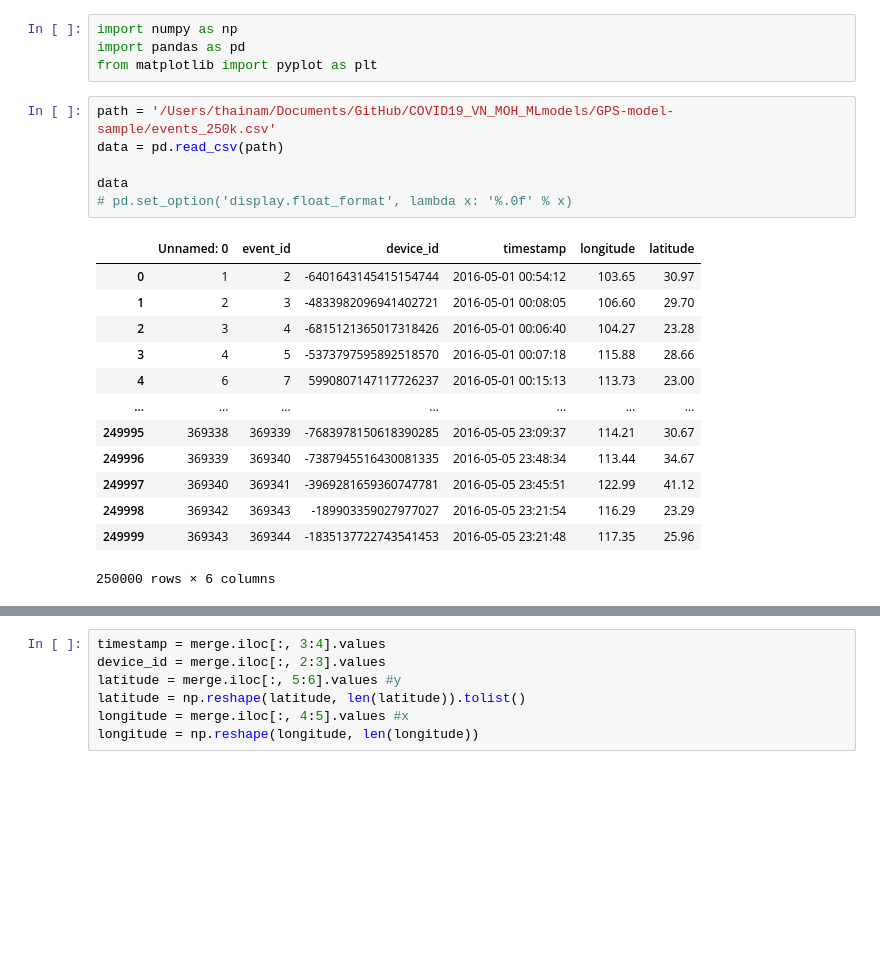
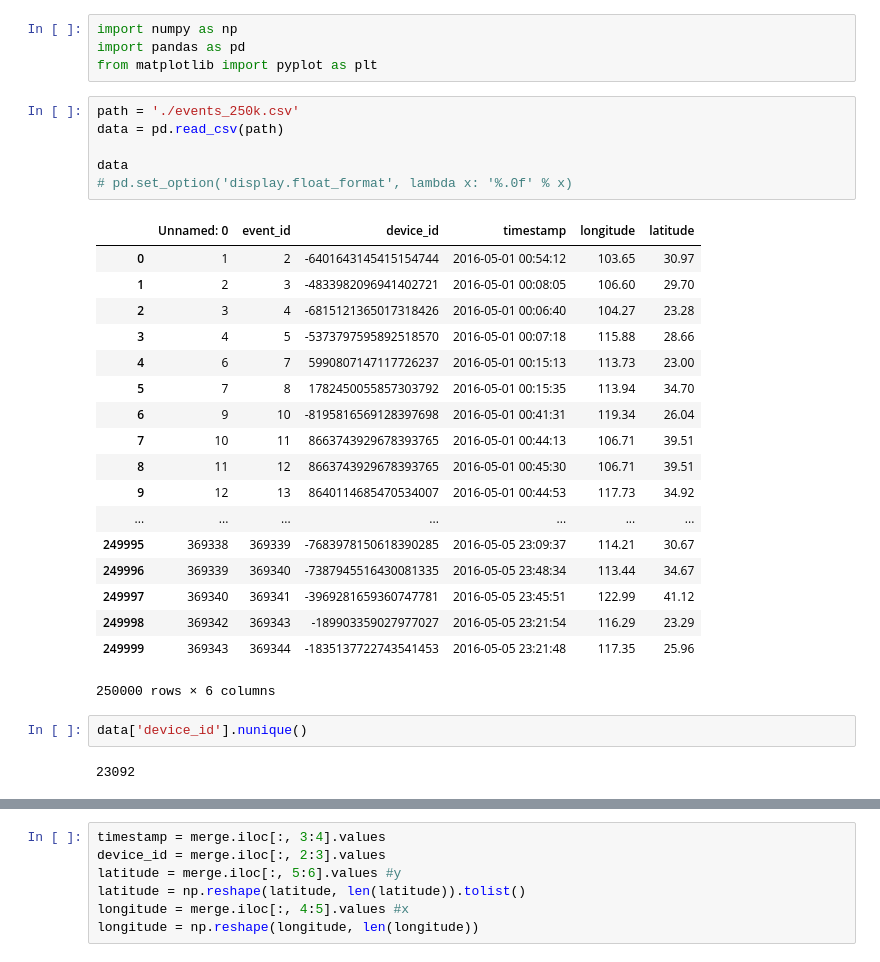
Before and after one commit to hoanganhngo610/COVID19_VN_MOH_MLmodels, a Jupyter notebook: GPS-model-sample/distance.ipynb, the cells around one changed output, grey strips where cells are left out. Drawn from its saved outputs; the diff is of its cells as text; blank space fills up the shorter version.

```diff
--- a/GPS-model-sample/distance.ipynb
+++ b/GPS-model-sample/distance.ipynb
@@ -3,18 +3,23 @@ import numpy as np
 import pandas as pd
 from matplotlib import pyplot as plt
 # %%
-path = '/Users/thainam/Documents/GitHub/COVID19_VN_MOH_MLmodels/GPS-model-sample/events_250k.csv'
+path = './events_250k.csv'
 data = pd.read_csv(path)
 
 data
 # pd.set_option('display.float_format', lambda x: '%.0f' % x)
 # %% [output]
 |  | Unnamed: 0 | event_id | device_id | timestamp | longitude | latitude |
 | 0 | 1 | 2 | -6401643145415154744 | 2016-05-01 00:54:12 | 103.65 | 30.97 |
 | 1 | 2 | 3 | -4833982096941402721 | 2016-05-01 00:08:05 | 106.60 | 29.70 |
 | 2 | 3 | 4 | -6815121365017318426 | 2016-05-01 00:06:40 | 104.27 | 23.28 |
 | 3 | 4 | 5 | -5373797595892518570 | 2016-05-01 00:07:18 | 115.88 | 28.66 |
 | 4 | 6 | 7 | 5990807147117726237 | 2016-05-01 00:15:13 | 113.73 | 23.00 |
+| 5 | 7 | 8 | 1782450055857303792 | 2016-05-01 00:15:35 | 113.94 | 34.70 |
+| 6 | 9 | 10 | -8195816569128397698 | 2016-05-01 00:41:31 | 119.34 | 26.04 |
+| 7 | 10 | 11 | 8663743929678393765 | 2016-05-01 00:44:13 | 106.71 | 39.51 |
+| 8 | 11 | 12 | 8663743929678393765 | 2016-05-01 00:45:30 | 106.71 | 39.51 |
+| 9 | 12 | 13 | 8640114685470534007 | 2016-05-01 00:44:53 | 117.73 | 34.92 |
 | ... | ... | ... | ... | ... | ... | ... |
 | 249995 | 369338 | 369339 | -7683978150618390285 | 2016-05-05 23:09:37 | 114.21 | 30.67 |
 | 249996 | 369339 | 369340 | -7387945516430081335 | 2016-05-05 23:48:34 | 113.44 | 34.67 |
@@ -22,6 +27,10 @@ data
 | 249998 | 369342 | 369343 | -189903359027977027 | 2016-05-05 23:21:54 | 116.29 | 23.29 |
 | 249999 | 369343 | 369344 | -1835137722743541453 | 2016-05-05 23:21:48 | 117.35 | 25.96 |
 250000 rows × 6 columns
+# %%
+data['device_id'].nunique()
+# %% [output]
+23092
 # %%
 merge = data.sort_values(by=['device_id', 'timestamp'])
 merge
```
Also changed, not shown: parts of 11 cells of this notebook, 1 other file.
